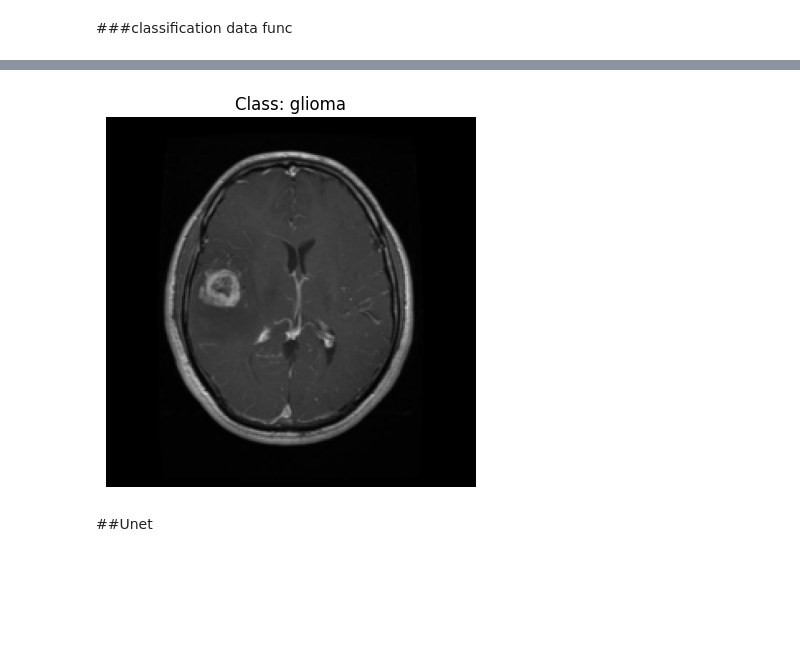
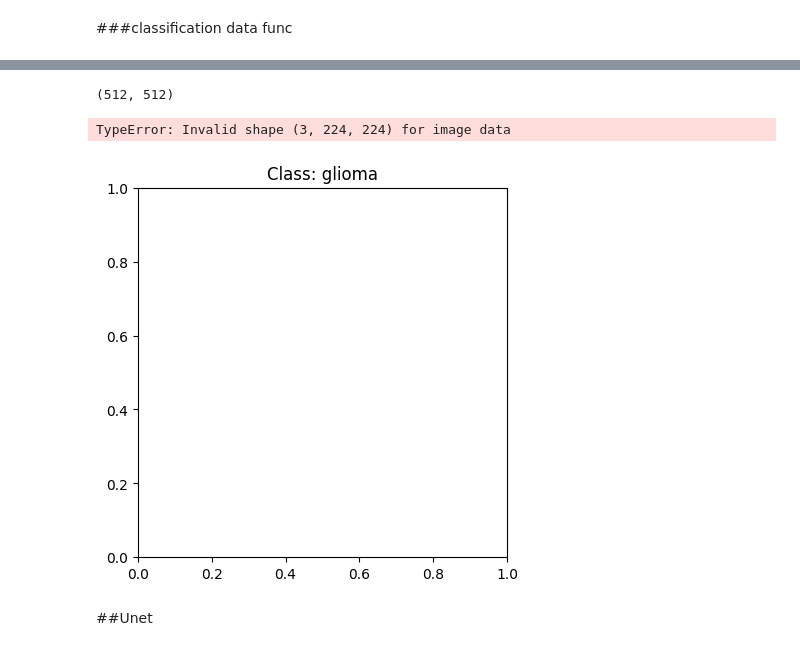
Before and after one commit to imnaimur/cse428, a Jupyter notebook: project/project.ipynb, the cells around one changed output, grey strips where cells are left out. Saved outputs shown, nothing was run; the diff lists cells and outputs as text; code cells hidden in the pictures; blank space fills up the shorter version.

Commit message:
img into numpy insted of tensor

```diff
--- a/project/project.ipynb
+++ b/project/project.ipynb
@@ -131,8 +144,6 @@ def load_all_images_labels(dataset, img_size=(224, 224)):
         X.append(img)
         y.append(label)
 
-    X = torch.stack(X)
-    y = torch.tensor(y)
-    return X, y
+    return np.array(X), np.array(y)
 # %%
 cls_X, cls_y = load_all_images_labels(cls_train_dataset)
@@ -158,9 +171,16 @@ tensor([[[[0.0000, 0.0000, 0.0000,  ..., 0.0000, 0.0000, 0.0000],
+# %%
+img_path = cls_train_dataset.imgs[0][0]
+img = Image.open(img_path).convert("RGB")
+print(img.size)
+# %% [output]
+(512, 512)
 # %%
 plt.title(f"Class: {cls_train_dataset.classes[cls_y[2]]}")
-plt.imshow(cls_X[2].permute(1, 2, 0))
+plt.imshow(cls_X[2])
 plt.axis("off")
 plt.show()
 # %% [output]
+TypeError: Invalid shape (3, 224, 224) for image data
-[figure, old version]
+[figure, new version]
 # %%
 cls_x_train, cls_x_test, cls_y_train, cls_y_test = train_test_split(cls_X, cls_y, test_size=0.2, random_state=42,stratify=cls_y)
```
Also changed, not shown: parts of 6 cells of this notebook.
